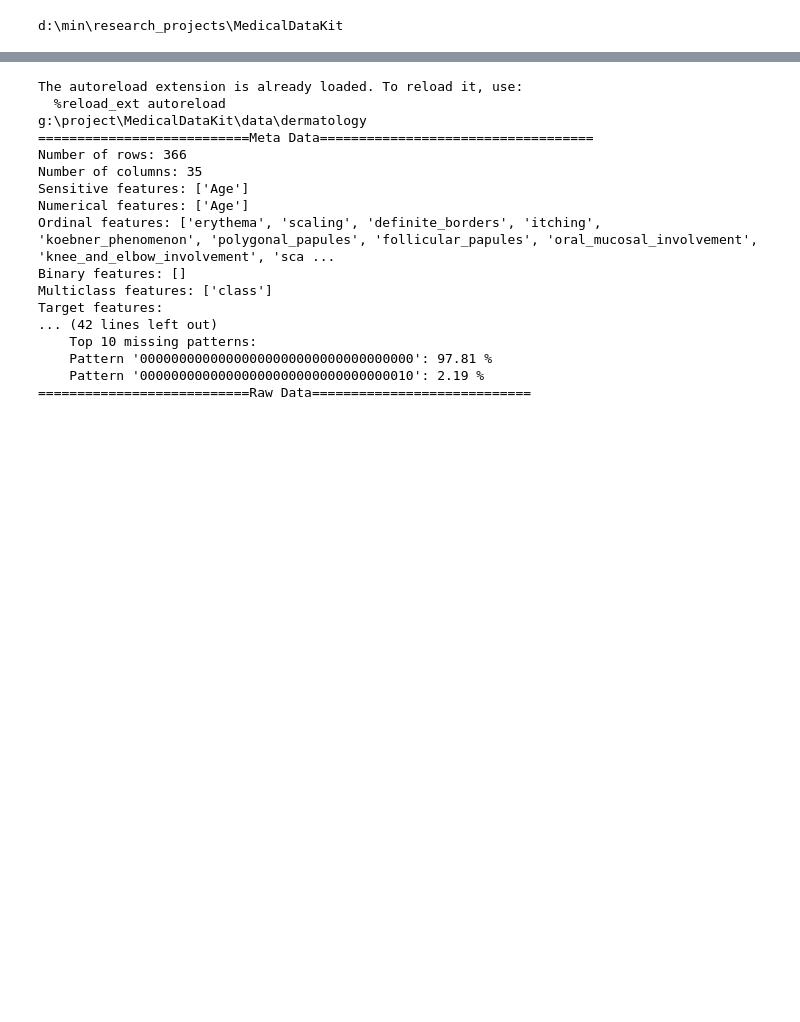
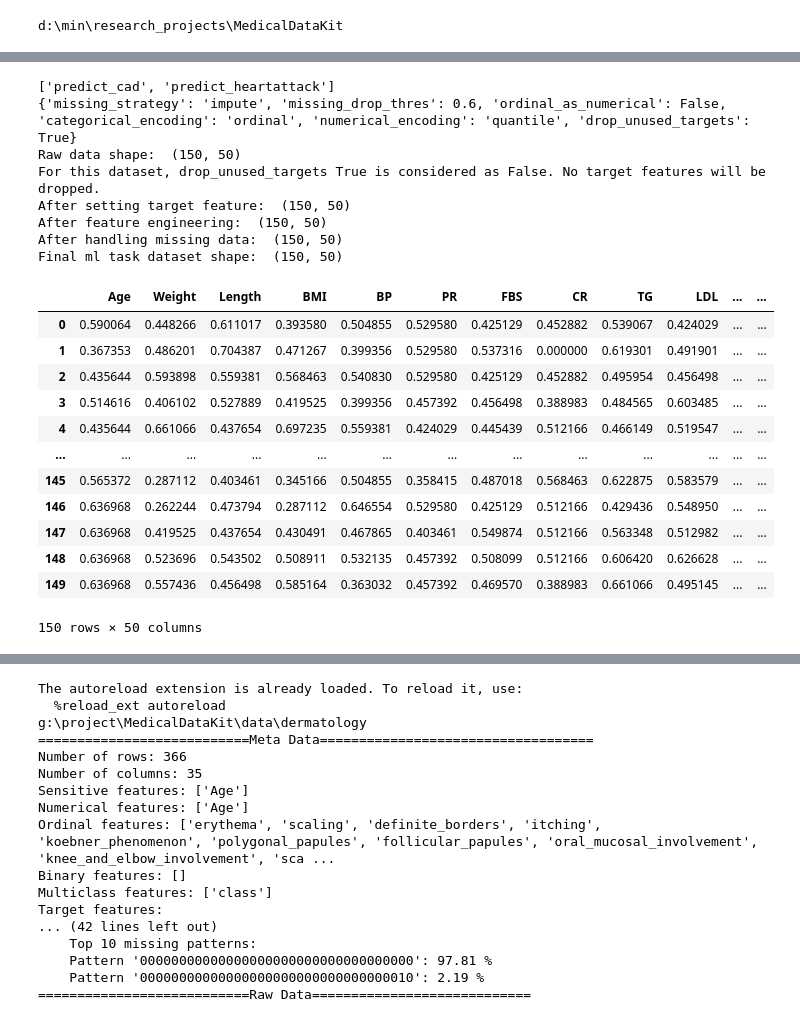
Before and after one commit to sitaomin1994/MedicalDataKit, a Jupyter notebook: notebook/data_fetch.ipynb, the cells around one changed output, grey strips where cells are left out. Drawn from its saved outputs; the diff is of its cells as text; code cells hidden in the pictures; blank space fills up the shorter version.

```diff
--- a/notebook/data_fetch.ipynb
+++ b/notebook/data_fetch.ipynb
@@ -6,0 +323,9 @@ import numpy as np
+# %%
+%load_ext autoreload
+%autoreload 2
+from MedDataKit.dataset.kaggle_dataset import NasarianCADDataset
+
+dataset = NasarianCADDataset()
+data = dataset.load_raw_data()
+print(data.shape)
+data.head()
@@ -6,0 +366,30 @@ import numpy as np
+# %%
+print(dataset.get_task_names())
+dataset.generate_ml_task_dataset(
+    task_name = 'predict_heartattack',
+    config = {'numerical_encoding': 'quantile'},
+    verbose = True
+)
+dataset.ml_task_dataset.data
+# %% [output]
+['predict_cad', 'predict_heartattack']
+{'missing_strategy': 'impute', 'missing_drop_thres': 0.6, 'ordinal_as_numerical': False, 'categorical_encoding': 'ordinal', 'numerical_encoding': 'quantile', 'drop_unused_targets': True}
+Raw data shape:  (150, 50)
+For this dataset, drop_unused_targets True is considered as False. No target features will be dropped.
+After setting target feature:  (150, 50)
+After feature engineering:  (150, 50)
+After handling missing data:  (150, 50)
+Final ml task dataset shape:  (150, 50)
+|  | Age | Weight | Length | BMI | BP | PR | FBS | CR | TG | LDL | ... | ... |
+| 0 | 0.590064 | 0.448266 | 0.611017 | 0.393580 | 0.504855 | 0.529580 | 0.425129 | 0.452882 | 0.539067 | 0.424029 | ... | ... |
+| 1 | 0.367353 | 0.486201 | 0.704387 | 0.471267 | 0.399356 | 0.529580 | 0.537316 | 0.000000 | 0.619301 | 0.491901 | ... | ... |
+| 2 | 0.435644 | 0.593898 | 0.559381 | 0.568463 | 0.540830 | 0.529580 | 0.425129 | 0.452882 | 0.495954 | 0.456498 | ... | ... |
+| 3 | 0.514616 | 0.406102 | 0.527889 | 0.419525 | 0.399356 | 0.457392 | 0.456498 | 0.388983 | 0.484565 | 0.603485 | ... | ... |
+| 4 | 0.435644 | 0.661066 | 0.437654 | 0.697235 | 0.559381 | 0.424029 | 0.445439 | 0.512166 | 0.466149 | 0.519547 | ... | ... |
+| ... | ... | ... | ... | ... | ... | ... | ... | ... | ... | ... | ... | ... |
+| 145 | 0.565372 | 0.287112 | 0.403461 | 0.345166 | 0.504855 | 0.358415 | 0.487018 | 0.568463 | 0.622875 | 0.583579 | ... | ... |
+| 146 | 0.636968 | 0.262244 | 0.473794 | 0.287112 | 0.646554 | 0.529580 | 0.425129 | 0.512166 | 0.429436 | 0.548950 | ... | ... |
+| 147 | 0.636968 | 0.419525 | 0.437654 | 0.430491 | 0.467865 | 0.403461 | 0.549874 | 0.512166 | 0.563348 | 0.512982 | ... | ... |
+| 148 | 0.636968 | 0.523696 | 0.543502 | 0.508911 | 0.532135 | 0.457392 | 0.508099 | 0.512166 | 0.606420 | 0.626628 | ... | ... |
+| 149 | 0.636968 | 0.557436 | 0.456498 | 0.585164 | 0.363032 | 0.457392 | 0.469570 | 0.388983 | 0.661066 | 0.495145 | ... | ... |
+150 rows × 50 columns
```
Also changed, not shown: parts of 36 cells of this notebook, 11 other files.
